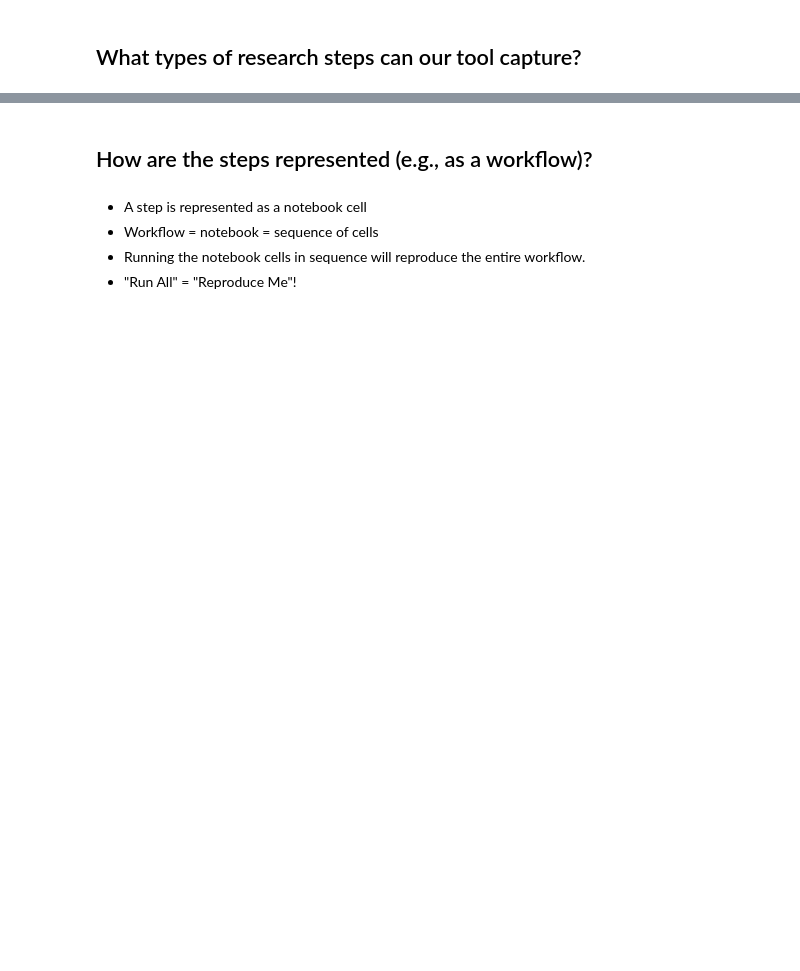
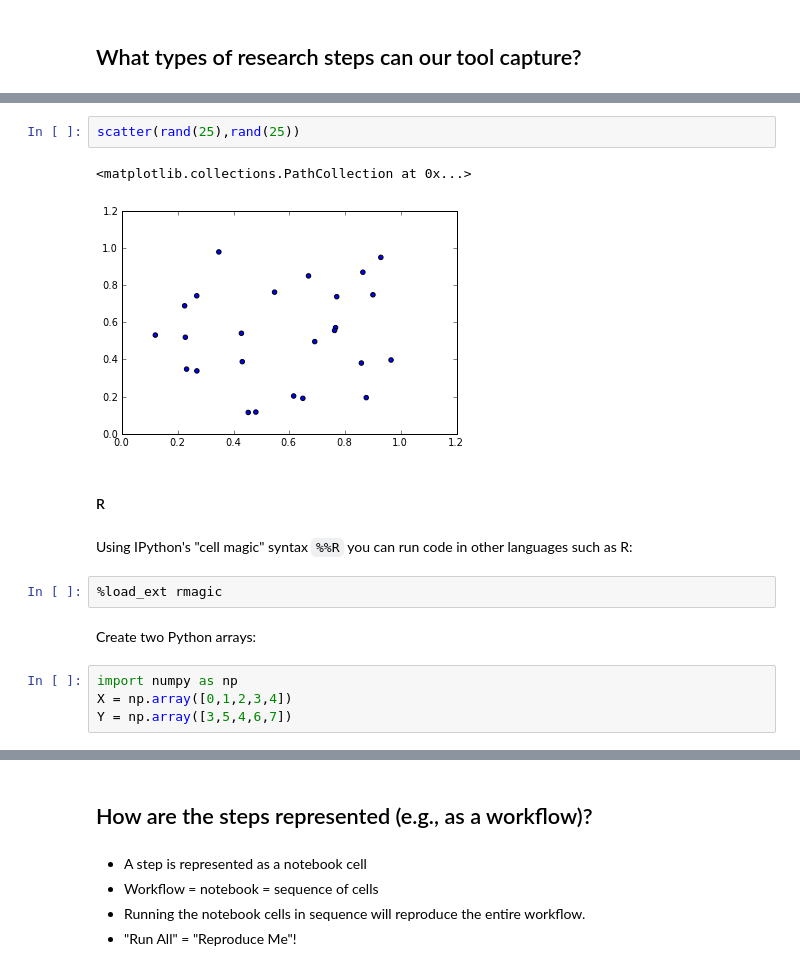
Before and after one commit to ellisonbg/talk-2013-software-repro, a Jupyter notebook: SoftwareInfrastructure.ipynb, the cells around one changed output, grey strips where cells are left out. Drawn from its saved outputs; the diff is of its cells as text; blank space fills up the shorter version.

```diff
--- a/SoftwareInfrastructure.ipynb
+++ b/SoftwareInfrastructure.ipynb
@@ -109,0 +123,17 @@ It is open source (BSD) and there are many options:
+# %%
+scatter(rand(25),rand(25))
+# %% [output]
+<matplotlib.collections.PathCollection at 0x...>
+[figure, added]
+# %% [markdown]
+#### R
+# %% [markdown]
+Using IPython's "cell magic" syntax `%%R` you can run code in other languages such as R:
+# %%
+%load_ext rmagic
+# %% [markdown]
+Create two Python arrays:
+# %%
+import numpy as np
+X = np.array([0,1,2,3,4])
+Y = np.array([3,5,4,6,7])
```
Also changed, not shown: parts of 61 cells of this notebook.
